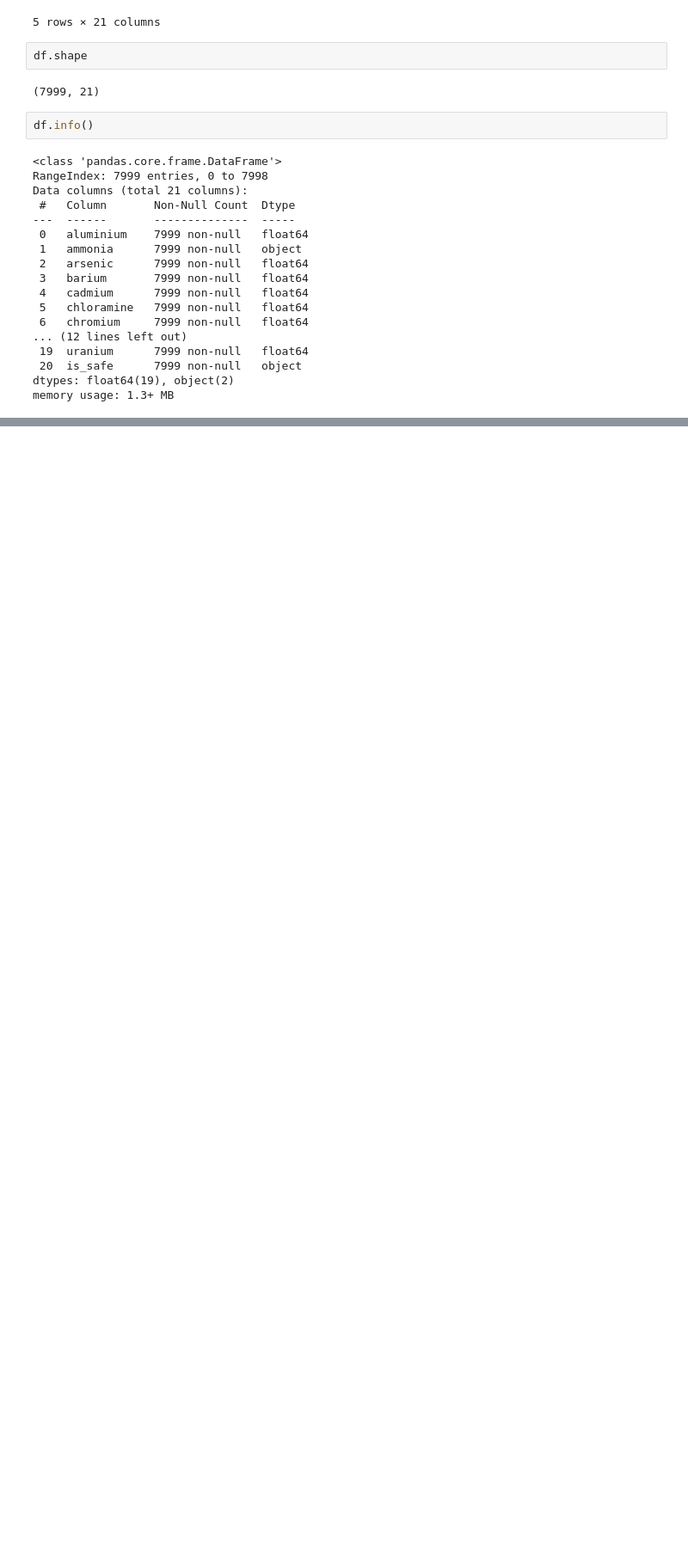
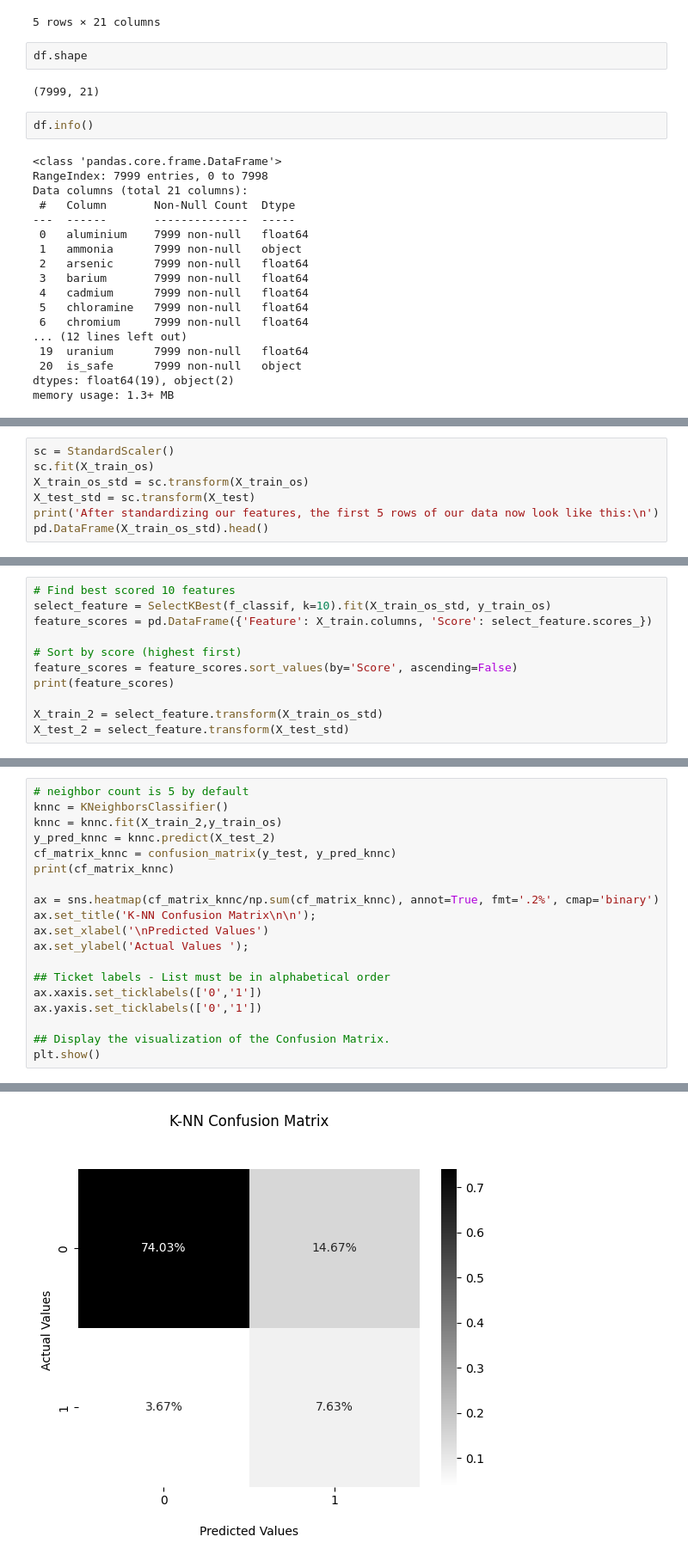
Before and after one commit to dilansenuruk/Machine-Vision-Projects, a Jupyter notebook: 2.1_K_nearest_neighbors.ipynb, the cells around one changed output, grey strips where cells are left out. Shown at 86% size. Cells and saved outputs as stored; diff of their text form; blank space fills up the shorter version.

Commit message:
New updates on K-Nearest Neighbors

```diff
--- a/2.1_K_nearest_neighbors.ipynb
+++ b/2.1_K_nearest_neighbors.ipynb
@@ -94,0 +178,7 @@ df.describe().apply(lambda s: s.apply(lambda x: format(x, 'f')))
+# %%
+sc = StandardScaler()
+sc.fit(X_train_os)
+X_train_os_std = sc.transform(X_train_os)
+X_test_std = sc.transform(X_test)
+print('After standardizing our features, the first 5 rows of our data now look like this:\n')
+pd.DataFrame(X_train_os_std).head()
@@ -94,0 +198,11 @@ df.describe().apply(lambda s: s.apply(lambda x: format(x, 'f')))
+# %%
+# Find best scored 10 features
+select_feature = SelectKBest(f_classif, k=10).fit(X_train_os_std, y_train_os)
+feature_scores = pd.DataFrame({'Feature': X_train.columns, 'Score': select_feature.scores_})
+
+# Sort by score (highest first)
+feature_scores = feature_scores.sort_values(by='Score', ascending=False)
+print(feature_scores)
+
+X_train_2 = select_feature.transform(X_train_os_std)
+X_test_2 = select_feature.transform(X_test_std)
@@ -94,0 +251,20 @@ df.describe().apply(lambda s: s.apply(lambda x: format(x, 'f')))
+# %%
+# neighbor count is 5 by default
+knnc = KNeighborsClassifier()
+knnc = knnc.fit(X_train_2,y_train_os)
+y_pred_knnc = knnc.predict(X_test_2)
+cf_matrix_knnc = confusion_matrix(y_test, y_pred_knnc)
+print(cf_matrix_knnc)
+
+ax = sns.heatmap(cf_matrix_knnc/np.sum(cf_matrix_knnc), annot=True, fmt='.2%', cmap='binary')
+ax.set_title('K-NN Confusion Matrix\n\n');
+ax.set_xlabel('\nPredicted Values')
+ax.set_ylabel('Actual Values ');
+
+## Ticket labels - List must be in alphabetical order
+ax.xaxis.set_ticklabels(['0','1'])
+ax.yaxis.set_ticklabels(['0','1'])
+
+## Display the visualization of the Confusion Matrix.
+plt.show()
+# %% [output]
@@ -94,0 +273 @@ df.describe().apply(lambda s: s.apply(lambda x: format(x, 'f')))
+[figure, added]
```
Also changed, not shown: parts of 31 cells of this notebook.
